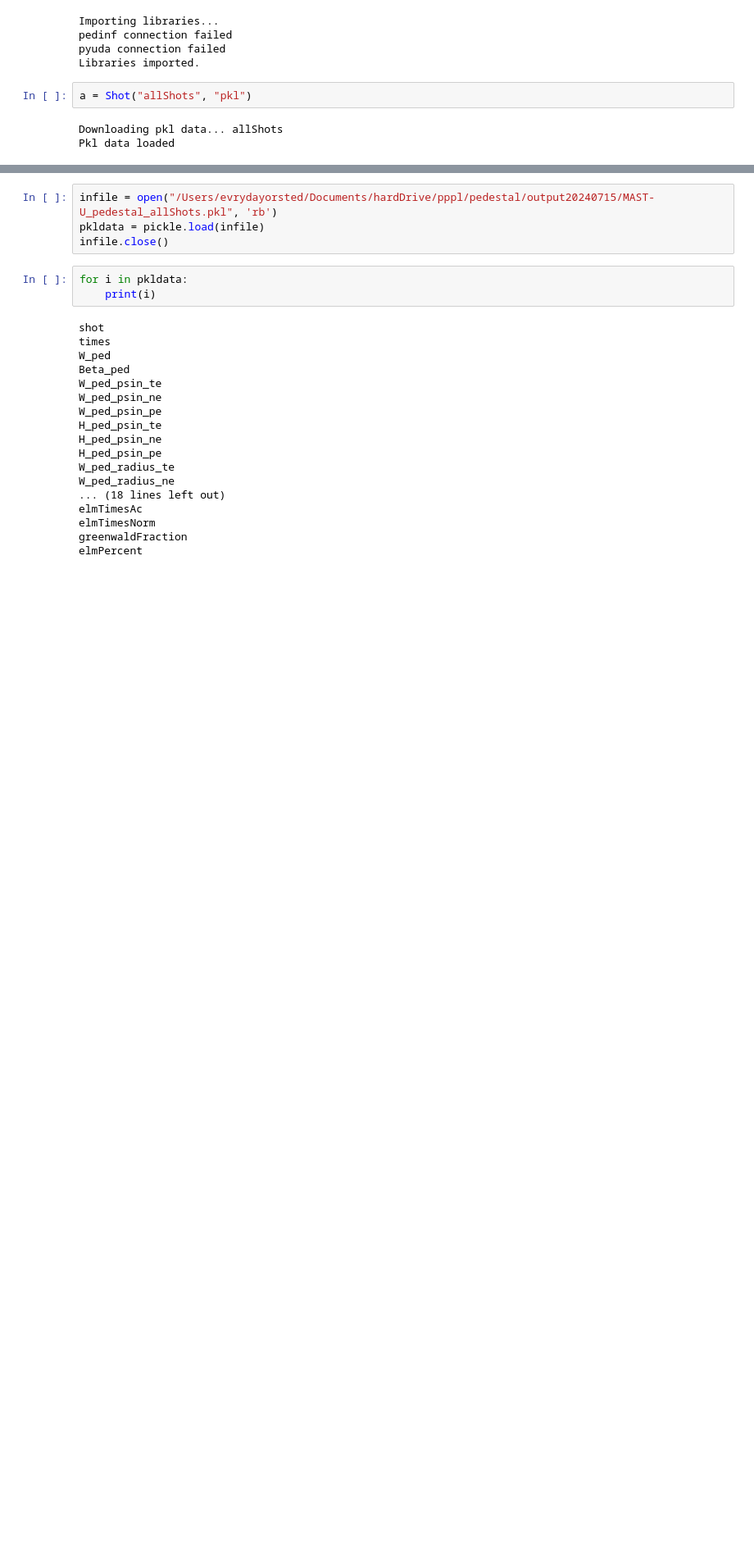
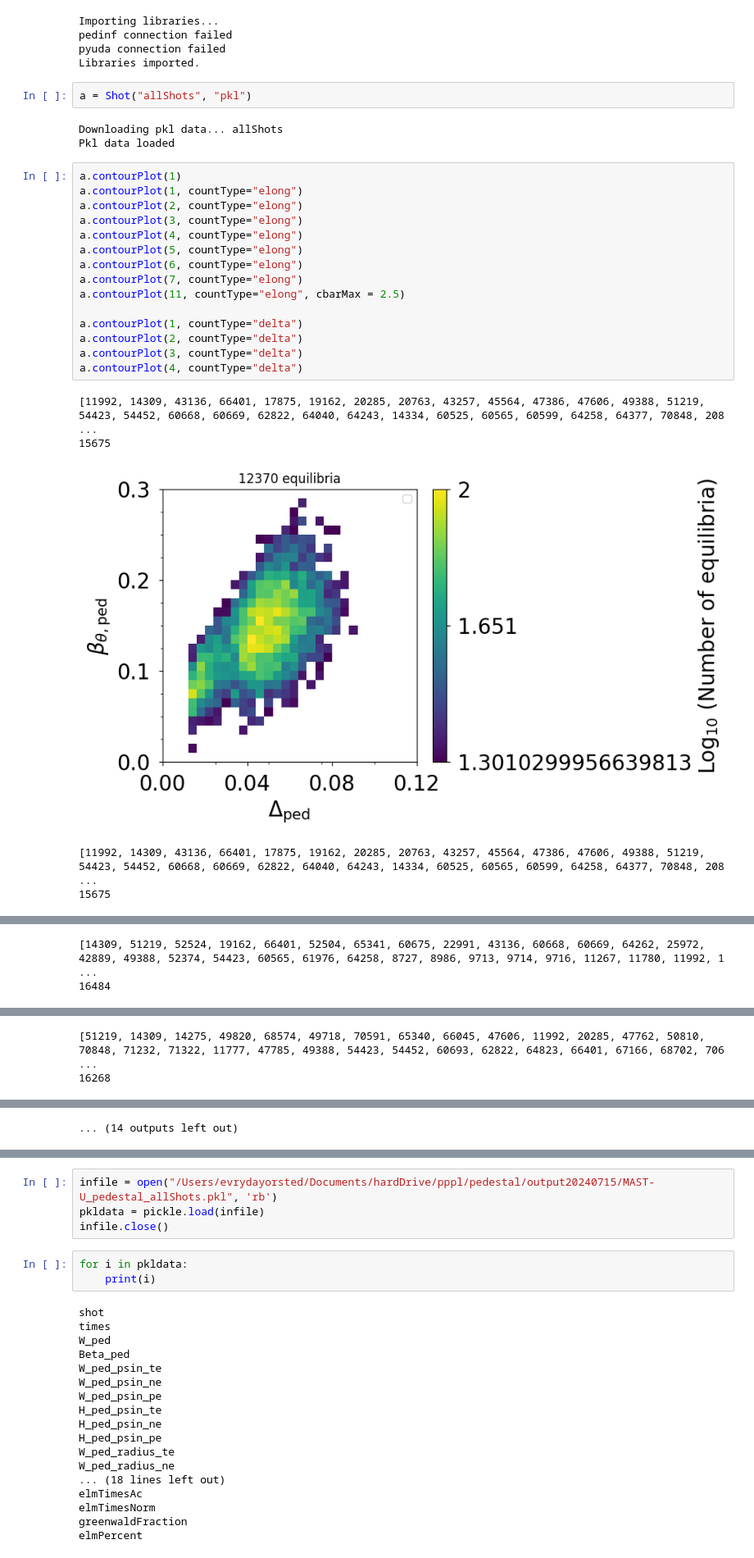
Before and after one commit to evrydayorsted/pedestal, a Jupyter notebook: main.ipynb, the cells around one changed output, grey strips where cells are left out. Shown at 82% size. Cells and saved outputs as stored; diff of their text form; blank space fills up the shorter version.

```diff
--- a/main.ipynb
+++ b/main.ipynb
@@ -10,3 +10,24 @@ a = Shot("allShots", "pkl")
 # %% [output]
 Downloading pkl data... allShots
 Pkl data loaded
+# %%
+a.contourPlot(1)
+a.contourPlot(1, countType="elong")
+a.contourPlot(2, countType="elong")
+a.contourPlot(3, countType="elong")
+a.contourPlot(4, countType="elong")
+a.contourPlot(5, countType="elong")
+a.contourPlot(6, countType="elong")
+a.contourPlot(7, countType="elong")
+a.contourPlot(11, countType="elong", cbarMax = 2.5)
+
+a.contourPlot(1, countType="delta")
+a.contourPlot(2, countType="delta")
+a.contourPlot(3, countType="delta")
+a.contourPlot(4, countType="delta")
+# %% [output]
+[11992, 14309, 43136, 66401, 17875, 19162, 20285, 20763, 43257, 45564, 47386, 47606, 49388, 51219, 54423, 54452, 60668, 60669, 62822, 64040, 64243, 14334, 60525, 60565, 60599, 64258, 64377, 70848, 208 ...
+15675
+[figure, added]
+[11992, 14309, 43136, 66401, 17875, 19162, 20285, 20763, 43257, 45564, 47386, 47606, 49388, 51219, 54423, 54452, 60668, 60669, 62822, 64040, 64243, 14334, 60525, 60565, 60599, 64258, 64377, 70848, 208 ...
+15675
@@ -12,0 +35,2 @@ Pkl data loaded
+[14309, 51219, 52524, 19162, 66401, 52504, 65341, 60675, 22991, 43136, 60668, 60669, 64262, 25972, 42889, 49388, 52374, 54423, 60565, 61976, 64258, 8727, 8986, 9713, 9714, 9716, 11267, 11780, 11992, 1 ...
+16484
@@ -12,0 +38,2 @@ Pkl data loaded
+[51219, 14309, 14275, 49820, 68574, 49718, 70591, 65340, 66045, 47606, 11992, 20285, 47762, 50810, 70848, 71232, 71322, 11777, 47785, 49388, 54423, 54452, 60693, 62822, 64823, 66401, 67166, 68702, 706 ...
+16268
@@ -13 +47,2 @@ Pkl data loaded
+... (14 outputs left out)
 # %%
```
Also changed, not shown: parts of 7 cells of this notebook, 4 other files.
